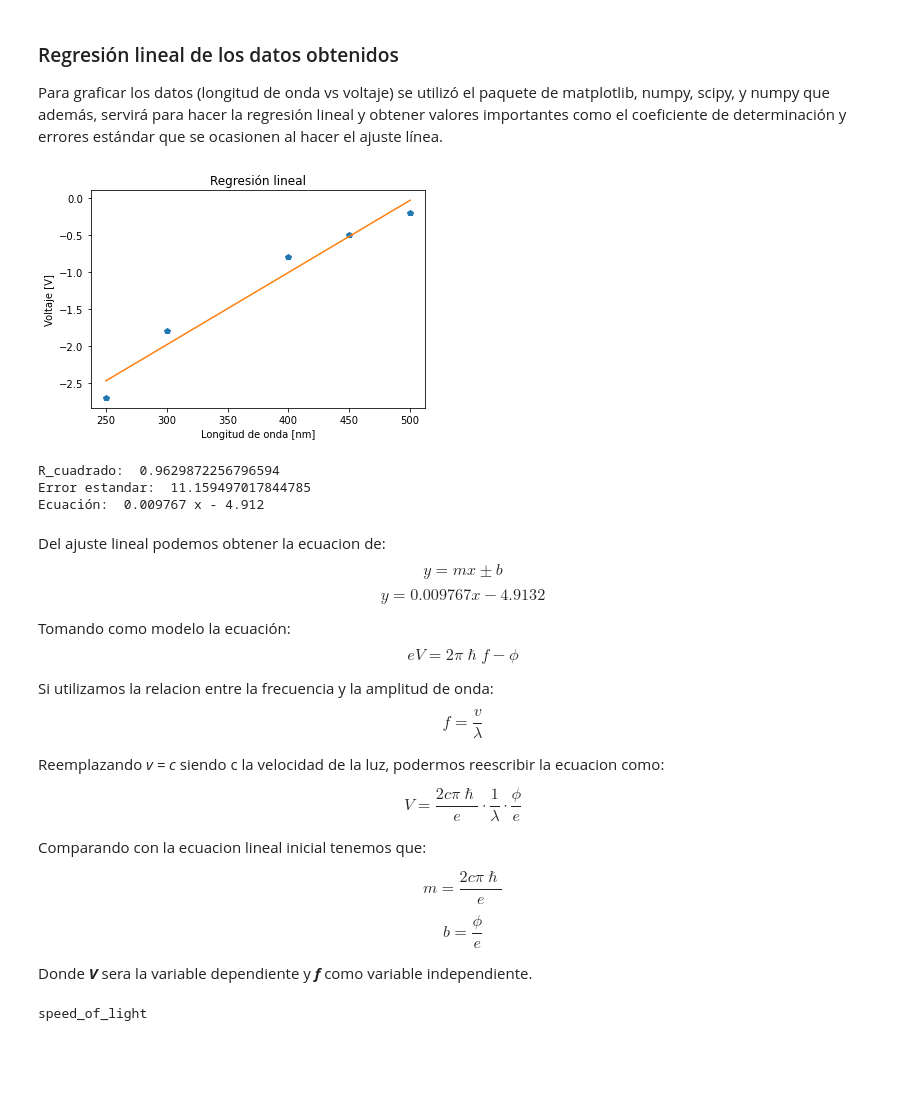
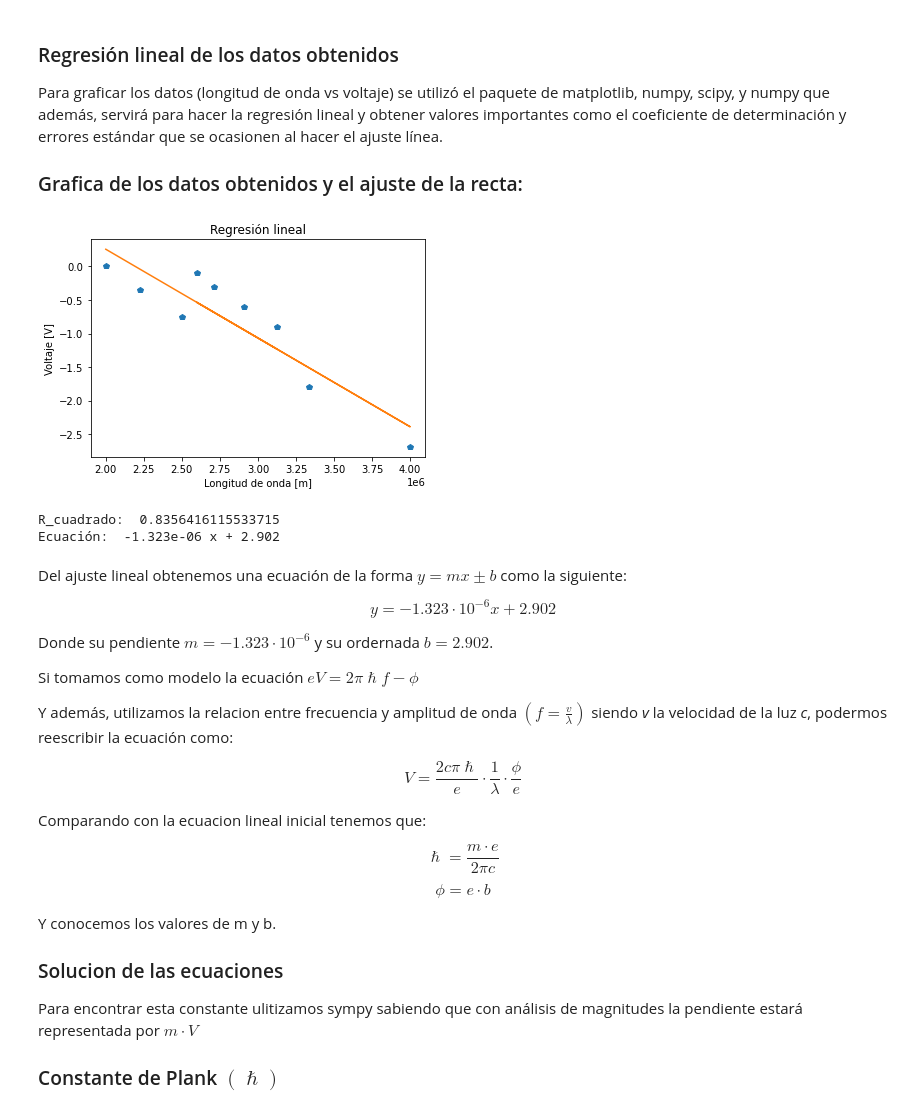
Before and after one commit to Xfirepc/FisicaParaInfo, a Jupyter notebook: Fisica para Informática/Laboratorio1.ipynb, the cells around one changed output. Saved outputs shown, nothing was run; the diff lists cells and outputs as text; code cells hidden in the pictures; blank space fills up the shorter version.

Commit message:
added ejercicio 1 constante de plank

```diff
--- a/Fisica para Informática/Laboratorio1.ipynb
+++ b/Fisica para Informática/Laboratorio1.ipynb
@@ -74,6 +76,8 @@ $$ f = \frac{v}{\lambda} $$
 ### Regresión lineal de los datos obtenidos
 
 Para graficar los datos (longitud de onda vs voltaje) se utilizó el paquete de matplotlib, numpy, scipy, y numpy que además, servirá para hacer la regresión lineal y obtener valores importantes como el coeficiente de determinación y errores estándar que se ocasionen al hacer el ajuste línea.
+
+### Grafica de los datos obtenidos y el ajuste de la recta:
 # %%
 # Importamos paquetes/librerias útiles para el algoritmo.
 import matplotlib.pyplot as plt
@@ -82,80 +86,72 @@ from scipy import stats
 
 # Defino los valores de longitud de onda en longitud_onda y
 # los valores para los voltajes en diff_potential en vectores
-longitud_onda = [500, 450, 400, 300, 250]
-diff_potential = [-0.2, -0.5, -0.8, -1.8, -2.70]
+ondas_nm = [500, 450, 400, 300, 250, 385, 369, 344, 320]
+diff_potential = [-0, -0.35, -0.75, -1.79, -2.69, -0.1, -0.3, -0.6, -0.9]
+
+## Calculo la inversa de longitud de onda en metros
+longitud_onda = list(map(lambda x: 1/(x*10**(-9)), ondas_nm))
+
 
 # Defino un array de numpy para los datos obtenidos de ambas variables
 x = np.array(longitud_onda)
 y = np.array(diff_potential)
 
 # Obtengo el ajuste de los datos x,y con polyfit
 # Como tercer parametro se pasa el grado de la curva
 # Retorna una lista [pendiente, ordenada]
 fit = np.polyfit(x,y, 1)
 
 # Obtengo la ecuación de la recta ajustada
 function = np.poly1d(fit)
 
 # Obtengo valores que son importantes como el error
 # y el coeficiente de determinación gracias a scipy
 slope, intercept, r_value, p_value, std_err = stats.linregress(y, x)
 
 # Preparo el gráfico con titulos y nombres de ejes
 plt.title("Regresión lineal")
-plt.xlabel("Longitud de onda [nm]")
+plt.xlabel("Longitud de onda [m]")
 plt.ylabel("Voltaje [V]")
 
 # Agrego un plot para los puntos x, y
 plt.plot(x, y, 'p')
 
 # Agrego un plot para la funcion ajustada
 plt.plot(x, function(x), label=function)
 
 # Muestro el resutado en una gráfica.
 plt.show()
 
-print('R_cuadrado: ', r_value**2)
+print('\n\nR_cuadrado: ', r_value**2)
 print('Ecuación: ', str(function).strip())
 # %% [output]
-[figure, old version]
+[figure, new version]
-R_cuadrado:  0.9629872256796594
-Error estandar:  11.159497017844785
-Ecuación:  0.009767 x - 4.912
+R_cuadrado:  0.8356416115533715
+Ecuación:  -1.323e-06 x + 2.902
 # %% [markdown]
-Del ajuste lineal podemos obtener la ecuacion de:
-$$ y = mx \pm b $$
-$$ y = 0.009767x - 4.9132 $$
+Del ajuste lineal obtenemos una ecuación de la forma $ y = mx \pm b $ como la siguiente:
 
-Tomando como modelo la ecuación:
-$$ eV = 2\pi \hslash f - \phi $$
+$$ y = -1.323 \cdot 10^{-6} x + 2.902 $$
 
-Si utilizamos la relacion entre la frecuencia y la amplitud de onda: $$ f = \frac{v}{\lambda} $$
+Donde su pendiente $ m = -1.323 \cdot 10^{-6} $ y su ordernada $ b = 2.902 $.
 
-Reemplazando _v = c_ siendo c la velocidad de la luz, podermos reescribir la ecuacion como:
+Si tomamos como modelo la ecuación $ eV = 2\pi \hslash f - \phi $
+
+Y además, utilizamos la relacion entre frecuencia y amplitud de onda $ (f = \frac{v}{\lambda}) $ siendo _v_ la velocidad de la luz _c_, podermos reescribir la ecuación como:
 
 $$ V = \frac{2c \pi \hslash}{e} \cdot \frac{1}{\lambda} \cdot \frac{\phi}{e} $$
 
 Comparando con la ecuacion lineal inicial tenemos que:
 
-$$ m = \frac{2c \pi \hslash}{e} $$
-$$ b = \frac{\phi}{e} $$
+$$ \hslash = \frac{m \cdot e}{2 \pi  c} $$
+$$ \phi = e \cdot b $$
 
-Donde ___V___ sera la variable dependiente y ___f___ como variable independiente.
+Y conocemos los valores de m y b.
+
+
+### Solucion de las ecuaciones
+
+Para encontrar esta constante ulitizamos sympy sabiendo que con análisis de magnitudes la pendiente estará representada por $ m \cdot V$
+
+### Constante de Plank $ (\hslash) $
-# %%
-from sympy import solve, symbols, pi, Eq  # Cargamos objetos directos de Sympy
-# Unidades S.I.
-from sympy.physics.units import meter, kilogram, second, kelvin, newton, day
-# Cargamos la función convert_to para pasar de unas unidades a otras
-from sympy.physics.units import convert_to
-# Cargamos constantes
-
-from sympy.physics.units import gravitational_constant as G
-from sympy.physics.units import speed_of_light as c
-from sympy.physics.units import elementary_charge as e
-
-m = 0.009767
-b = 4.912
-h = symbols("ℏ")
-# %% [output]
-speed_of_light
```
Also changed, not shown: parts of 5 cells of this notebook, 2 other files.
